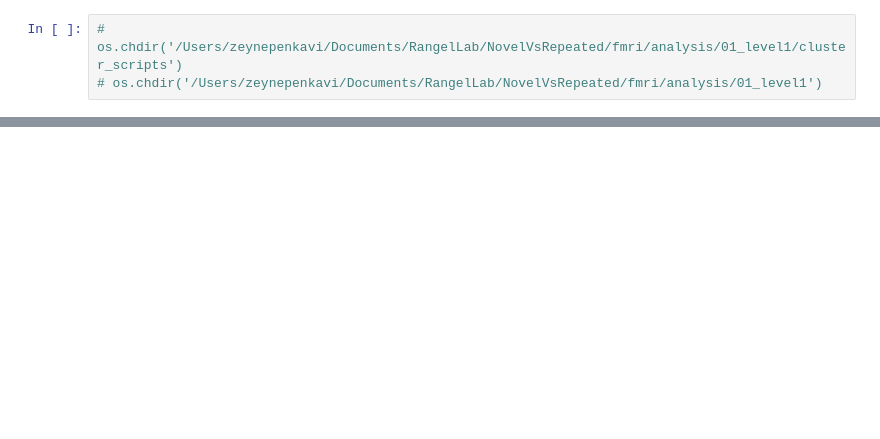
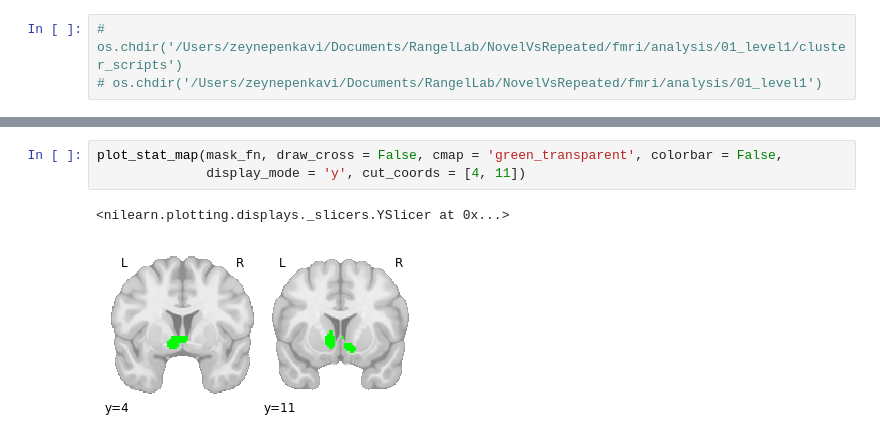
Before and after one commit to zenkavi/NovelVsRepeated, a Jupyter notebook: fmri/sandbox.ipynb, the cells around one changed output, grey strips where cells are left out. Saved outputs shown, nothing was run; the diff lists cells and outputs as text; blank space fills up the shorter version.

```diff
--- a/fmri/sandbox.ipynb
+++ b/fmri/sandbox.ipynb
@@ -127,0 +31,6 @@ for session_type, sessions in sessions_dict.items():
+# %%
+plot_stat_map(mask_fn, draw_cross = False, cmap = 'green_transparent', colorbar = False,
+              display_mode = 'y', cut_coords = [4, 11])
+# %% [output]
+<nilearn.plotting.displays._slicers.YSlicer at 0x...>
+[figure, added]
```
Also changed, not shown: parts of 26 cells of this notebook, 2 other files.
